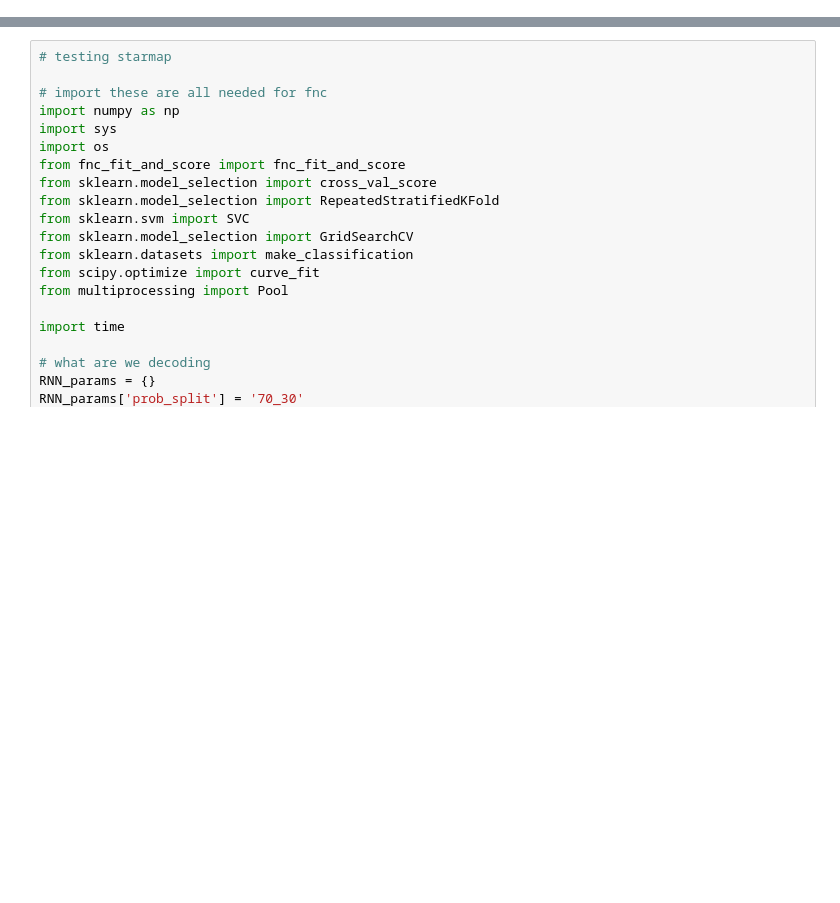
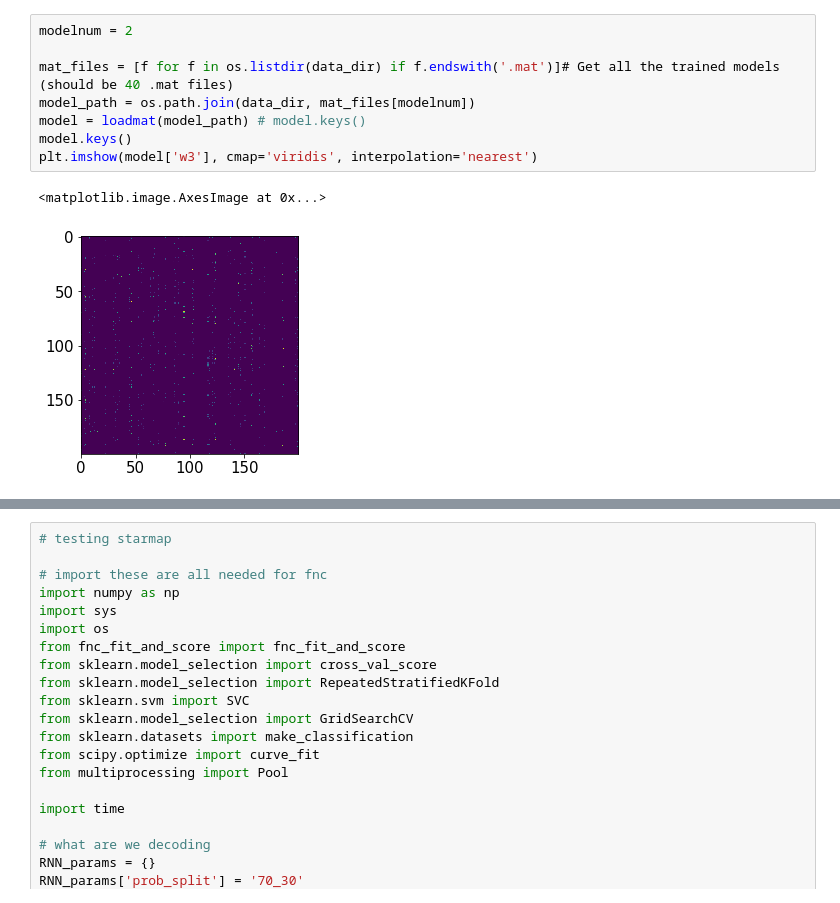
Before and after one commit to hkular/RNN_Geo, a Jupyter notebook: sandbox.ipynb, the cells around one changed output, grey strips where cells are left out. Saved outputs shown, nothing was run; the diff lists cells and outputs as text; blank space fills up the shorter version.

```diff
--- a/sandbox.ipynb
+++ b/sandbox.ipynb
@@ -0,0 +144,11 @@
+# %%
+modelnum = 2
+
+mat_files = [f for f in os.listdir(data_dir) if f.endswith('.mat')]# Get all the trained models (should be 40 .mat files)
+model_path = os.path.join(data_dir, mat_files[modelnum])
+model = loadmat(model_path) # model.keys()
+model.keys()
+plt.imshow(model['w3'], cmap='viridis', interpolation='nearest')
+# %% [output]
+<matplotlib.image.AxesImage at 0x...>
+[figure, added]
```
Also changed, not shown: parts of 13 cells of this notebook, 16 other files.
